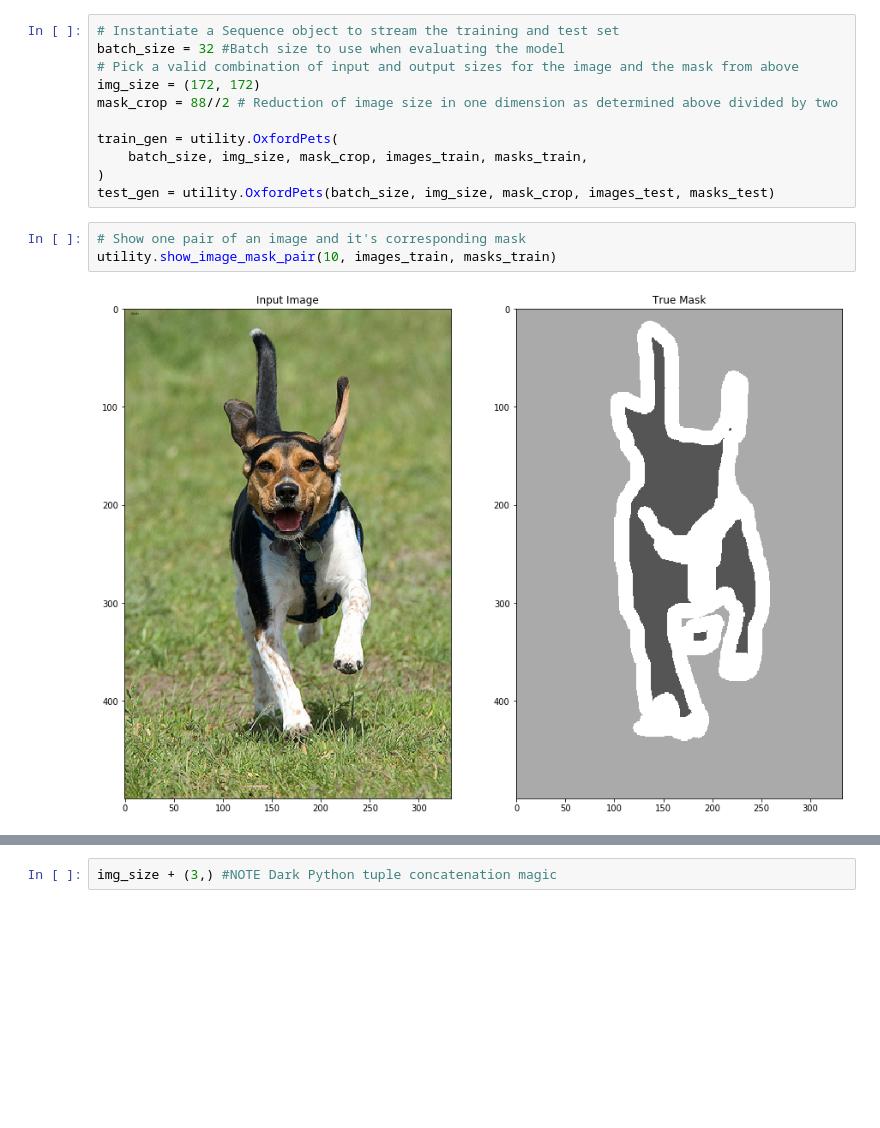
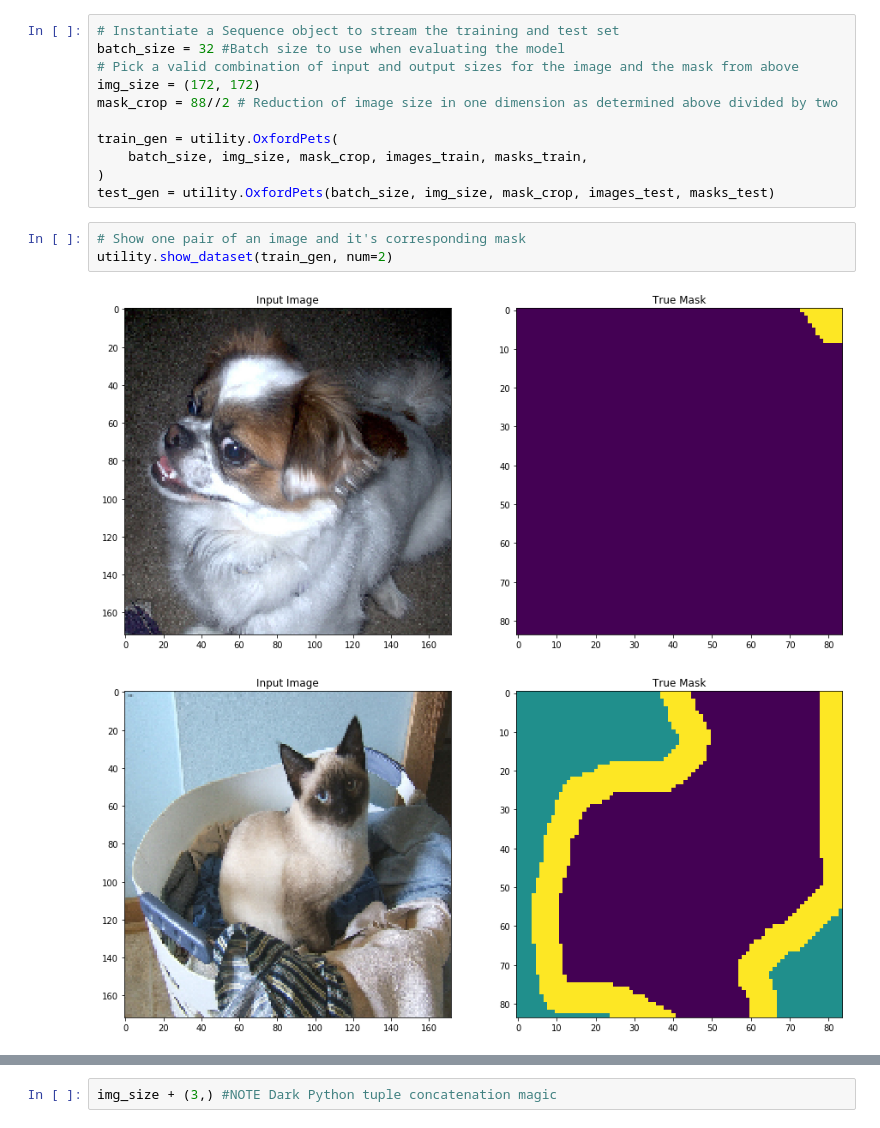
Before and after one commit to randomstructures/ExLSM-Image-Segmentation, a Jupyter notebook: Unet1/unet.ipynb, the cells around one changed output, grey strips where cells are left out. Drawn from its saved outputs; the diff is of its cells as text; blank space fills up the shorter version.

```diff
--- a/Unet1/unet.ipynb
+++ b/Unet1/unet.ipynb
@@ -85,6 +88,7 @@ train_gen = utility.OxfordPets(
 test_gen = utility.OxfordPets(batch_size, img_size, mask_crop, images_test, masks_test)
 # %%
 # Show one pair of an image and it's corresponding mask
-utility.show_image_mask_pair(10, images_train, masks_train)
+utility.show_dataset(train_gen, num=2)
 # %% [output]
-[figure, old version]
+[figure, new version]
+[figure, added]
```
Also changed, not shown: parts of 10 cells of this notebook, 1 other file.
